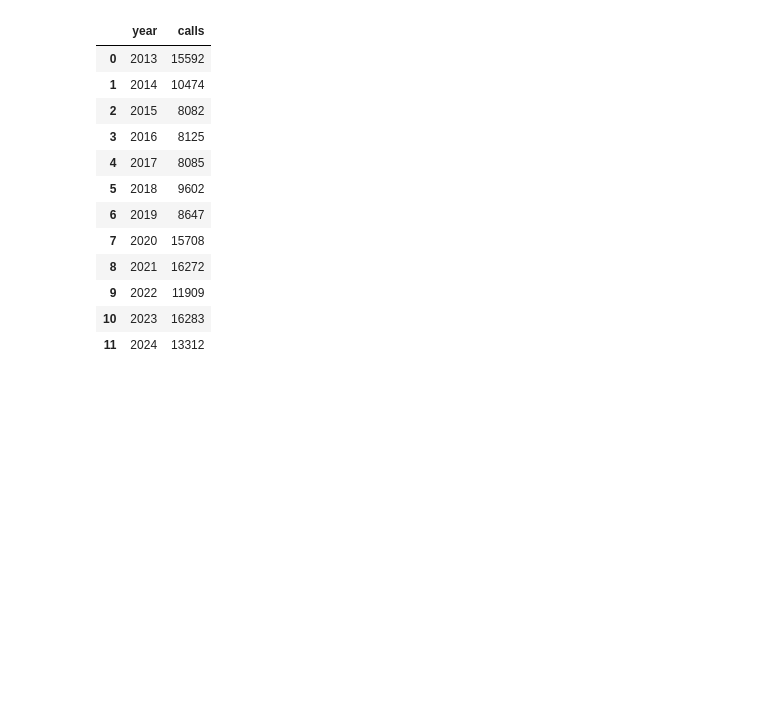
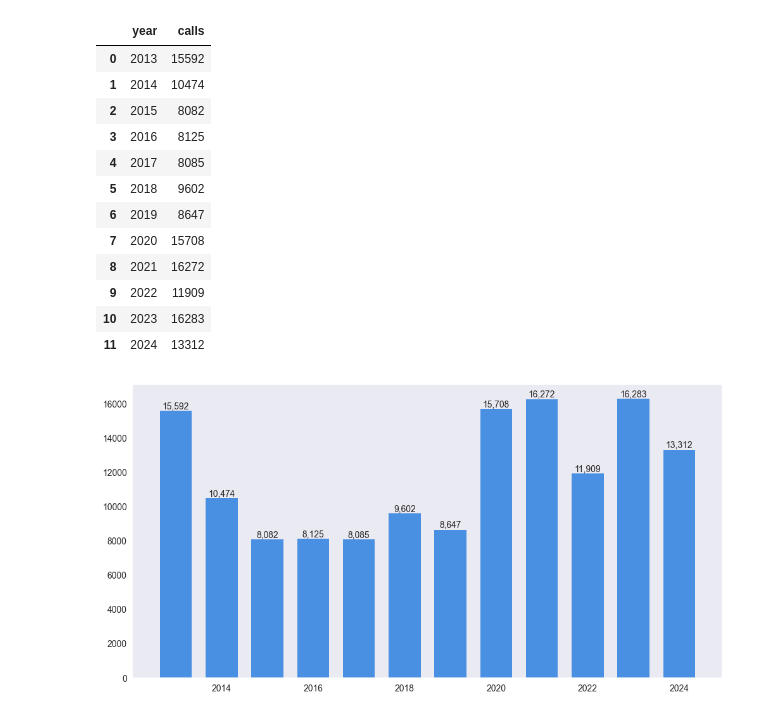
Before and after one commit to marcodallastella/chiamate-1522, a Jupyter notebook: notebooks/3_analysis.ipynb, the cells around one changed output. Drawn from its saved outputs; the diff is of its cells as text; code cells hidden in the pictures; blank space fills up the shorter version.

```diff
--- a/notebooks/3_analysis.ipynb
+++ b/notebooks/3_analysis.ipynb
@@ -95,3 +98,36 @@ calls_by_year
 | 9 | 2022 | 11909 |
 | 10 | 2023 | 16283 |
 | 11 | 2024 | 13312 |
+# %%
+# Create clean figure
+plt.figure(figsize=(12, 6), facecolor='white')
+
+# Create bar chart
+bars = plt.bar(calls_by_year['year'], calls_by_year['calls'],
+               color='#4A90E2',
+               width=0.7)
+
+# Add value labels on top of each bar
+for bar in bars:
+    height = bar.get_height()
+    plt.text(bar.get_x() + bar.get_width()/2., height,
+             f'{int(height):,}',
+             ha='center', va='bottom')
+
+# Remove all spines
+for spine in plt.gca().spines.values():
+    spine.set_visible(False)
+
+# Remove grid
+plt.grid(False)
+
+# Remove axis lines but keep labels
+plt.tick_params(length=0)
+
+# Save the plot
+plt.savefig('../images/yearly_calls_bar.png', dpi=300, bbox_inches='tight')
+
+# Show the plot
+plt.show()
+# %% [output]
+[figure, added]
```
Also changed, not shown: parts of 11 cells of this notebook.
